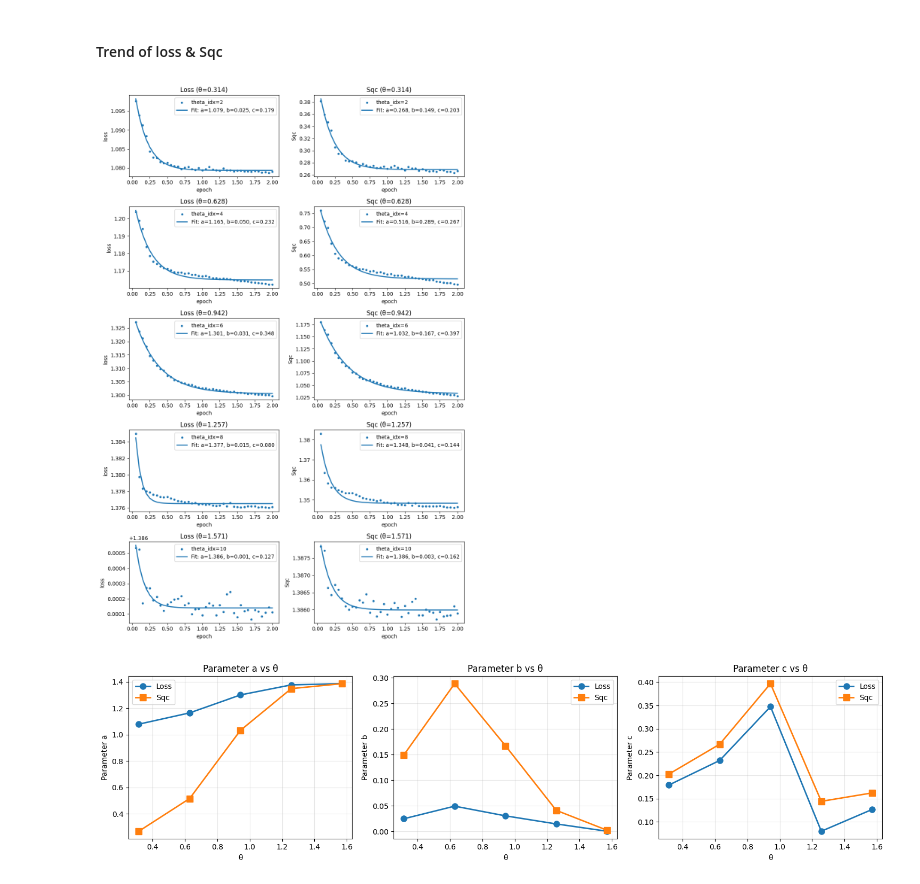
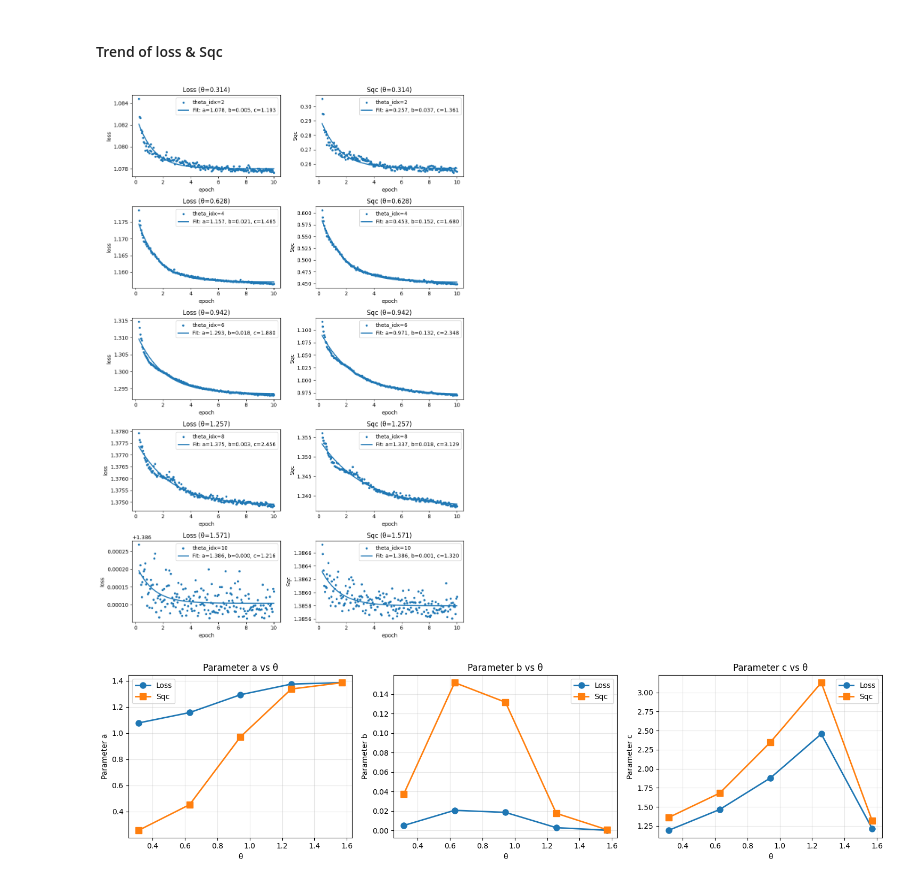
Before and after one commit to WandaHou/ML-MIPT, a Jupyter notebook: 2d/two_probes/training/read_record.ipynb, the cells around one changed output. Cells and saved outputs as stored; diff of their text form; code cells hidden in the pictures.

```diff
--- a/2d/two_probes/training/read_record.ipynb
+++ b/2d/two_probes/training/read_record.ipynb
@@ -10,8 +10,9 @@ d = 5
 # %% [markdown]
 #### Trend of loss & Sqc
 # %%
-epoch_max = 1
-cut_off = 1 # at least cut off the first point, since this is the initial loss before training
+epoch_max = 9
+cut_off = 5 # at least cut off the first point, since this is the initial loss before training
+p0 = [1,5,5]
 
 # Define fitting function
 def exp_decay(x, a, b, c):
@@ -41,11 +42,11 @@ for i, theta_idx in enumerate(theta_indices):
     # Fit test loss
     x_loss = np.arange(len(loss_test))[cut_off:]/20
     y_loss = np.array(loss_test)[cut_off:]
-    popt_loss, pcov_loss = curve_fit(exp_decay, x_loss, y_loss, p0=[1,1,1])
+    popt_loss, pcov_loss = curve_fit(exp_decay, x_loss, y_loss, p0=p0)
     # Fit test Sqc
     x_Sqc = np.arange(len(Sqc_test))[cut_off:]/20
     y_Sqc = np.array(Sqc_test)[cut_off:]
-    popt_Sqc, pcov_Sqc = curve_fit(exp_decay, x_Sqc, y_Sqc, p0=[1,1,1])
+    popt_Sqc, pcov_Sqc = curve_fit(exp_decay, x_Sqc, y_Sqc, p0=p0)
     fitting_result[theta_idx] = {
         'loss': {
             'a': popt_loss[0],
@@ -55,34 +56,34 @@ for i, theta_idx in enumerate(theta_indices):
         'Sqc': {
             'a': popt_Sqc[0],
             'b': popt_Sqc[1],
             'c': popt_Sqc[2]
         }
     }
 
     # Loss plot (left column)
     axes[i, 0].scatter(x_loss, y_loss, s=10, label=f'theta_idx={theta_idx}')
     axes[i, 0].plot(x_loss, exp_decay(x_loss, *popt_loss), linewidth=2,
                     label=f'Fit: a={popt_loss[0]:.3f}, b={popt_loss[1]:.3f}, c={popt_loss[2]:.3f}')
     axes[i, 0].set_xlabel('epoch')
     axes[i, 0].set_ylabel('loss')
     axes[i, 0].legend()
     axes[i, 0].set_title(f'Loss (θ={theta_values[i]:.3f})')
     # axes[i, 0].set_ylim(1.07, 1.39)  # Set y-axis range for loss plots
 
     # Sqc plot (right column)
     axes[i, 1].scatter(x_Sqc, y_Sqc, s=10, label=f'theta_idx={theta_idx}')
     axes[i, 1].plot(x_Sqc, exp_decay(x_Sqc, *popt_Sqc), linewidth=2,
                     label=f'Fit: a={popt_Sqc[0]:.3f}, b={popt_Sqc[1]:.3f}, c={popt_Sqc[2]:.3f}')
     axes[i, 1].set_xlabel('epoch')
     axes[i, 1].set_ylabel('Sqc')
     axes[i, 1].legend()
     axes[i, 1].set_title(f'Sqc (θ={theta_values[i]:.3f})')
     # axes[i, 1].set_ylim(0.25, 1.3)  # Set y-axis range for Sqc plots
 
 plt.tight_layout()
 plt.show()
 # %% [output]
-[figure, old version]
+[figure, new version]
 # %%
 # Plot fitted parameters vs theta
 # Convert theta_idx to actual theta values
@@ -131,4 +132,4 @@ axes[2].grid(True, alpha=0.3)
 plt.tight_layout()
 plt.show()
 # %% [output]
-[figure, old version]
+[figure, new version]
```
Also changed, not shown: parts of 1 cell of this notebook, 3 other files.
